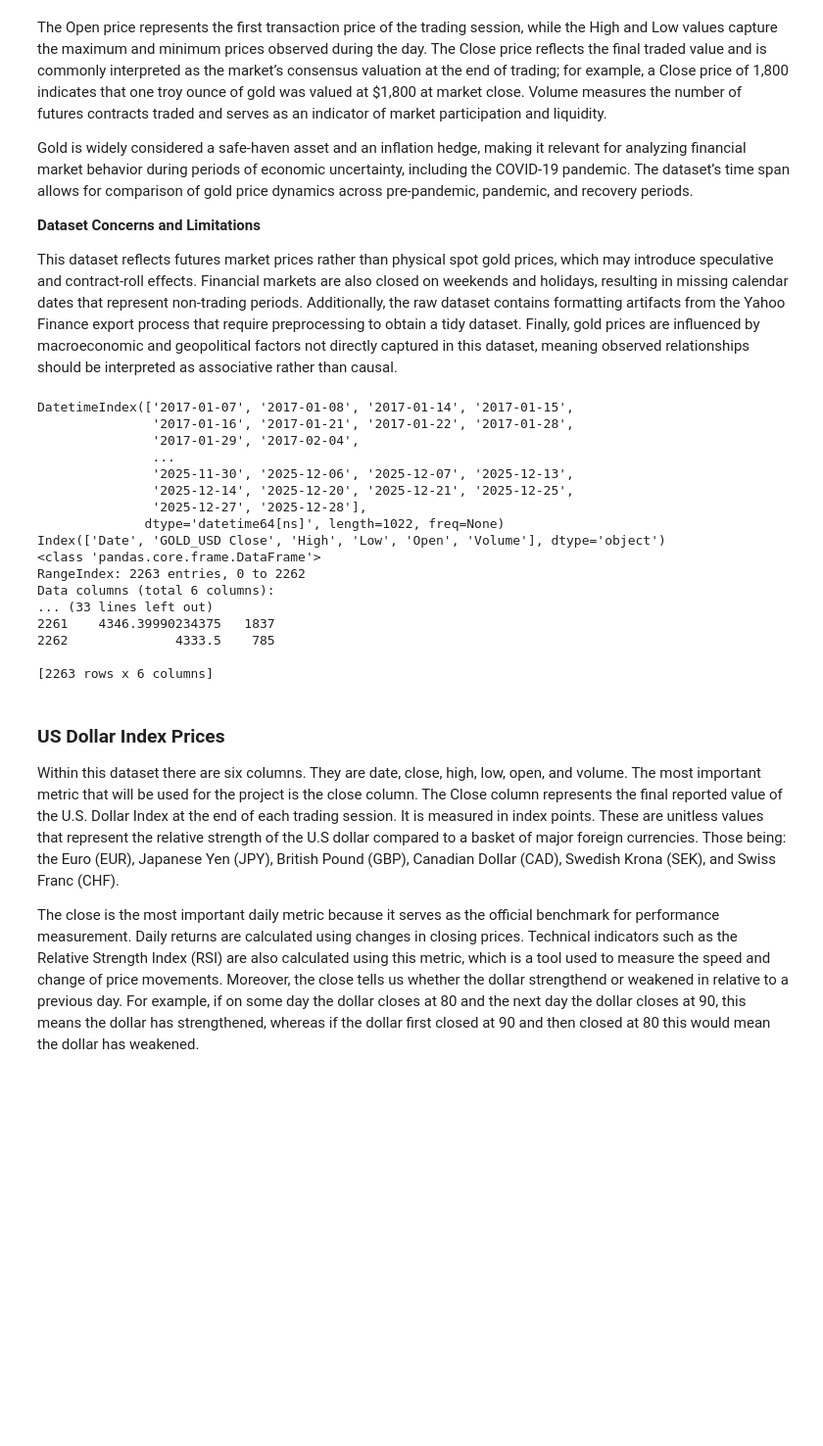
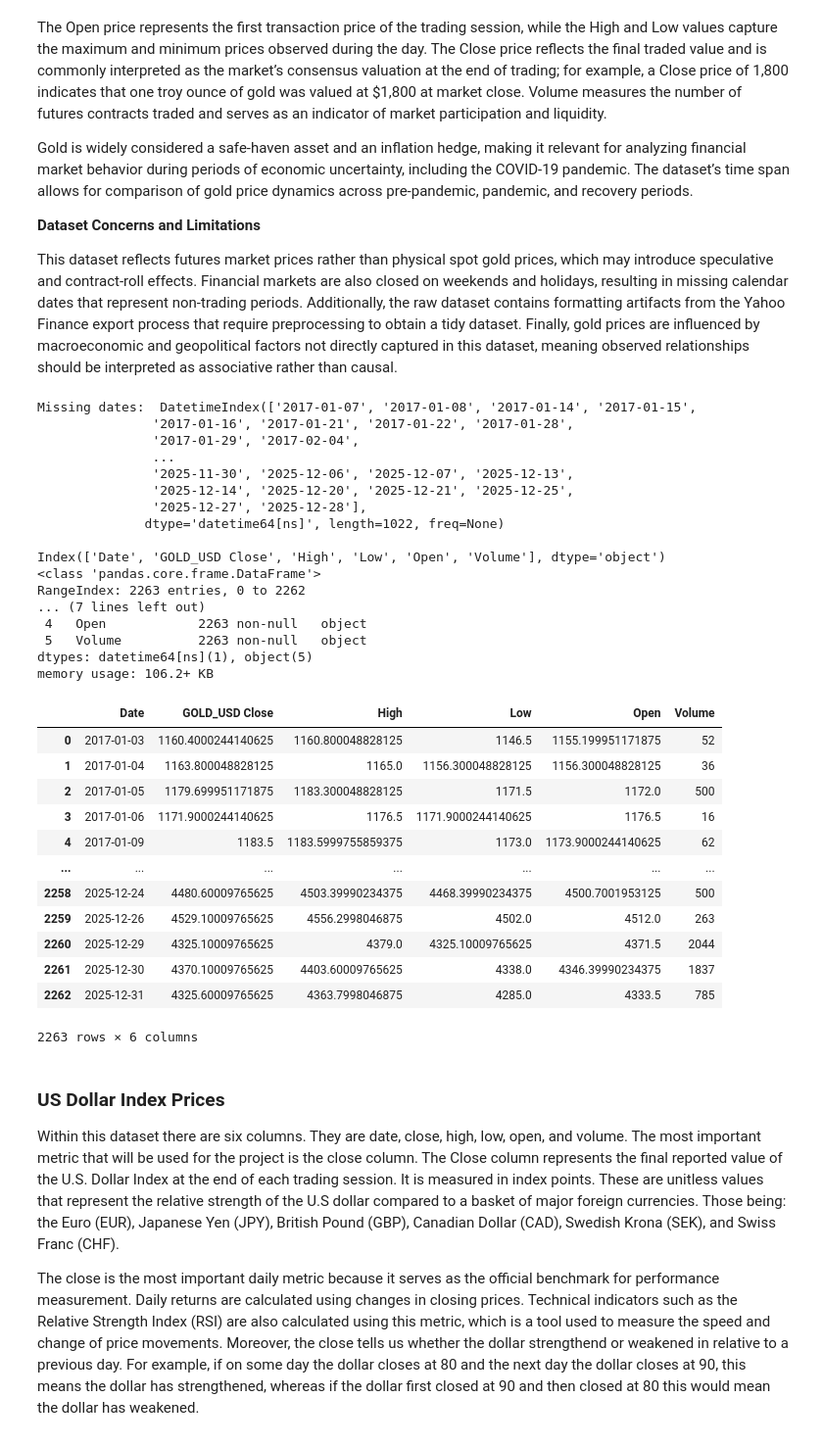
Before and after one commit to COGS108/Group110_WI26, a Jupyter notebook: 01-DataCheckpoint.ipynb, the cells around one changed output. Shown at 98% size. Saved outputs shown, nothing was run; the diff lists cells and outputs as text; code cells hidden in the pictures; blank space fills up the shorter version.

```diff
--- a/01-DataCheckpoint.ipynb
+++ b/01-DataCheckpoint.ipynb
@@ -266,42 +294,55 @@ df_gold = pd.read_csv('./data/00-raw/gold-usd.csv')
 
 df_gold = df_gold.drop([0, 1]) # csv file previously had multi-index columns. The column
                              # names are now entries. This removes them.
 
 df_gold = df_gold.rename(columns={ # Rename columns that are useful to us
     'Price': 'Date',
     'Close': 'GOLD_USD Close'
 }).reset_index(drop=True)
 
 missing = find_missing_dates(df_gold) # Test if any dates are missing
-print(missing)
+print("Missing dates: ",missing,"\n")
 
 print(df_gold.columns) # Used to prove that each column has its own variable
 
 df_gold['Date'].is_unique # Used to prove no repeated dates
 
 df_gold.info() # Used to prove that each value is a single cell
 
 df_gold.describe(include='all')
 
-print(df_gold)
+display(df_gold)
 # %% [output]
-DatetimeIndex(['2017-01-07', '2017-01-08', '2017-01-14', '2017-01-15',
+Missing dates:  DatetimeIndex(['2017-01-07', '2017-01-08', '2017-01-14', '2017-01-15',
                '2017-01-16', '2017-01-21', '2017-01-22', '2017-01-28',
                '2017-01-29', '2017-02-04',
                ...
                '2025-11-30', '2025-12-06', '2025-12-07', '2025-12-13',
                '2025-12-14', '2025-12-20', '2025-12-21', '2025-12-25',
                '2025-12-27', '2025-12-28'],
               dtype='datetime64[ns]', length=1022, freq=None)
+
 Index(['Date', 'GOLD_USD Close', 'High', 'Low', 'Open', 'Volume'], dtype='object')
 <class 'pandas.core.frame.DataFrame'>
 RangeIndex: 2263 entries, 0 to 2262
-Data columns (total 6 columns):
-... (33 lines left out)
-2261    4346.39990234375   1837
-2262              4333.5    785
-
-[2263 rows x 6 columns]
+... (7 lines left out)
+ 4   Open            2263 non-null   object
+ 5   Volume          2263 non-null   object
+dtypes: datetime64[ns](1), object(5)
+memory usage: 106.2+ KB
+|  | Date | GOLD_USD Close | High | Low | Open | Volume |
+| 0 | 2017-01-03 | 1160.4000244140625 | 1160.800048828125 | 1146.5 | 1155.199951171875 | 52 |
+| 1 | 2017-01-04 | 1163.800048828125 | 1165.0 | 1156.300048828125 | 1156.300048828125 | 36 |
+| 2 | 2017-01-05 | 1179.699951171875 | 1183.300048828125 | 1171.5 | 1172.0 | 500 |
+| 3 | 2017-01-06 | 1171.9000244140625 | 1176.5 | 1171.9000244140625 | 1176.5 | 16 |
+| 4 | 2017-01-09 | 1183.5 | 1183.5999755859375 | 1173.0 | 1173.9000244140625 | 62 |
+| ... | ... | ... | ... | ... | ... | ... |
+| 2258 | 2025-12-24 | 4480.60009765625 | 4503.39990234375 | 4468.39990234375 | 4500.7001953125 | 500 |
+| 2259 | 2025-12-26 | 4529.10009765625 | 4556.2998046875 | 4502.0 | 4512.0 | 263 |
+| 2260 | 2025-12-29 | 4325.10009765625 | 4379.0 | 4325.10009765625 | 4371.5 | 2044 |
+| 2261 | 2025-12-30 | 4370.10009765625 | 4403.60009765625 | 4338.0 | 4346.39990234375 | 1837 |
+| 2262 | 2025-12-31 | 4325.60009765625 | 4363.7998046875 | 4285.0 | 4333.5 | 785 |
+2263 rows × 6 columns
 # %% [markdown]
 ### US Dollar Index Prices
 
```
Also changed, not shown: parts of 7 cells of this notebook.
